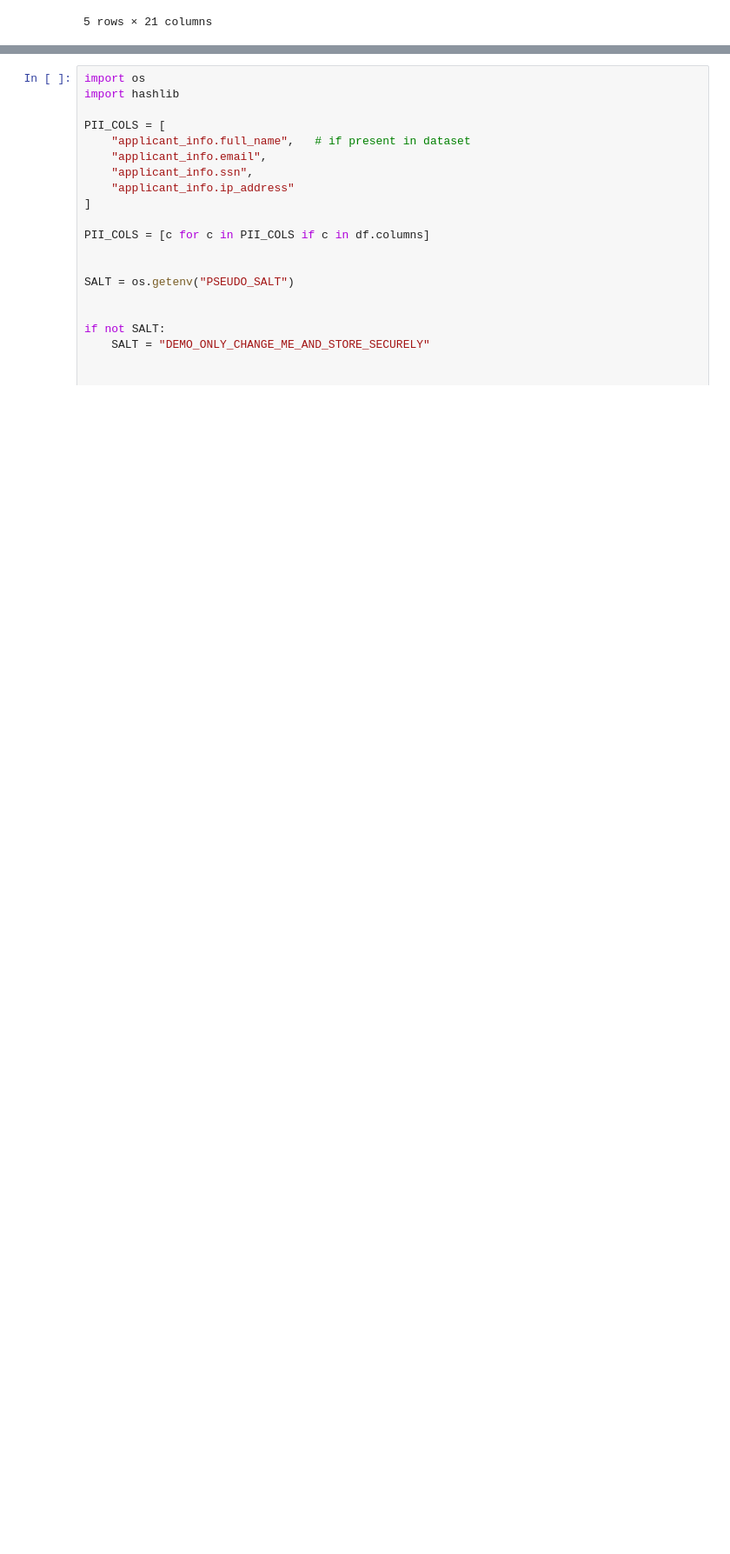
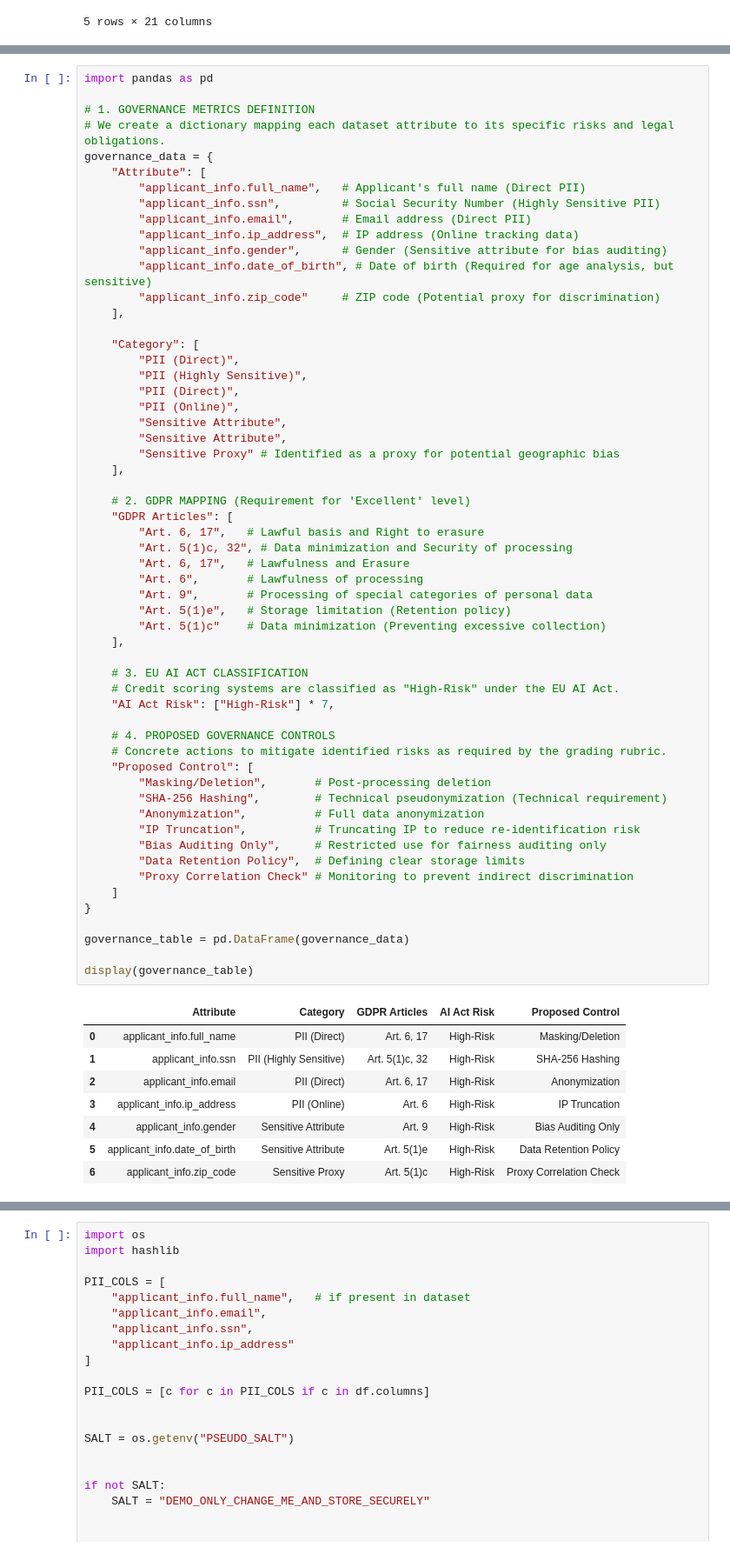
Before and after one commit to korbidietl/dego_gp_txc1, a Jupyter notebook: notebooks/03-privacy-demo.ipynb, the cells around one changed output, grey strips where cells are left out. Shown at 87% size. Saved outputs shown, nothing was run; the diff lists cells and outputs as text; blank space fills up the shorter version.

Commit message:
add part 3: privacy identification and compliance mapping

```diff
--- a/notebooks/03-privacy-demo.ipynb
+++ b/notebooks/03-privacy-demo.ipynb
@@ -110,0 +60,66 @@ display(governance_table)
+# %%
+import pandas as pd
+
+# 1. GOVERNANCE METRICS DEFINITION
+# We create a dictionary mapping each dataset attribute to its specific risks and legal obligations.
+governance_data = {
+    "Attribute": [
+        "applicant_info.full_name",   # Applicant's full name (Direct PII)
+        "applicant_info.ssn",         # Social Security Number (Highly Sensitive PII)
+        "applicant_info.email",       # Email address (Direct PII)
+        "applicant_info.ip_address",  # IP address (Online tracking data)
+        "applicant_info.gender",      # Gender (Sensitive attribute for bias auditing)
+        "applicant_info.date_of_birth", # Date of birth (Required for age analysis, but sensitive)
+        "applicant_info.zip_code"     # ZIP code (Potential proxy for discrimination)
+    ],
+
+    "Category": [
+        "PII (Direct)",
+        "PII (Highly Sensitive)",
+        "PII (Direct)",
+        "PII (Online)",
+        "Sensitive Attribute",
+        "Sensitive Attribute",
+        "Sensitive Proxy" # Identified as a proxy for potential geographic bias
+    ],
+
+    # 2. GDPR MAPPING (Requirement for 'Excellent' level)
+    "GDPR Articles": [
+        "Art. 6, 17",   # Lawful basis and Right to erasure
+        "Art. 5(1)c, 32", # Data minimization and Security of processing
+        "Art. 6, 17",   # Lawfulness and Erasure
+        "Art. 6",       # Lawfulness of processing
+        "Art. 9",       # Processing of special categories of personal data
+        "Art. 5(1)e",   # Storage limitation (Retention policy)
+        "Art. 5(1)c"    # Data minimization (Preventing excessive collection)
+    ],
+
+    # 3. EU AI ACT CLASSIFICATION
+    # Credit scoring systems are classified as "High-Risk" under the EU AI Act.
+    "AI Act Risk": ["High-Risk"] * 7,
+
+    # 4. PROPOSED GOVERNANCE CONTROLS
+    # Concrete actions to mitigate identified risks as required by the grading rubric.
+    "Proposed Control": [
+        "Masking/Deletion",       # Post-processing deletion
+        "SHA-256 Hashing",        # Technical pseudonymization (Technical requirement)
+        "Anonymization",          # Full data anonymization
+        "IP Truncation",          # Truncating IP to reduce re-identification risk
+        "Bias Auditing Only",     # Restricted use for fairness auditing only
+        "Data Retention Policy",  # Defining clear storage limits
+        "Proxy Correlation Check" # Monitoring to prevent indirect discrimination
+    ]
+}
+
+governance_table = pd.DataFrame(governance_data)
+
+display(governance_table)
+# %% [output]
+|  | Attribute | Category | GDPR Articles | AI Act Risk | Proposed Control |
+| 0 | applicant_info.full_name | PII (Direct) | Art. 6, 17 | High-Risk | Masking/Deletion |
+| 1 | applicant_info.ssn | PII (Highly Sensitive) | Art. 5(1)c, 32 | High-Risk | SHA-256 Hashing |
+| 2 | applicant_info.email | PII (Direct) | Art. 6, 17 | High-Risk | Anonymization |
+| 3 | applicant_info.ip_address | PII (Online) | Art. 6 | High-Risk | IP Truncation |
+| 4 | applicant_info.gender | Sensitive Attribute | Art. 9 | High-Risk | Bias Auditing Only |
+| 5 | applicant_info.date_of_birth | Sensitive Attribute | Art. 5(1)e | High-Risk | Data Retention Policy |
+| 6 | applicant_info.zip_code | Sensitive Proxy | Art. 5(1)c | High-Risk | Proxy Correlation Check |
```
Also changed, not shown: parts of 7 cells of this notebook.
